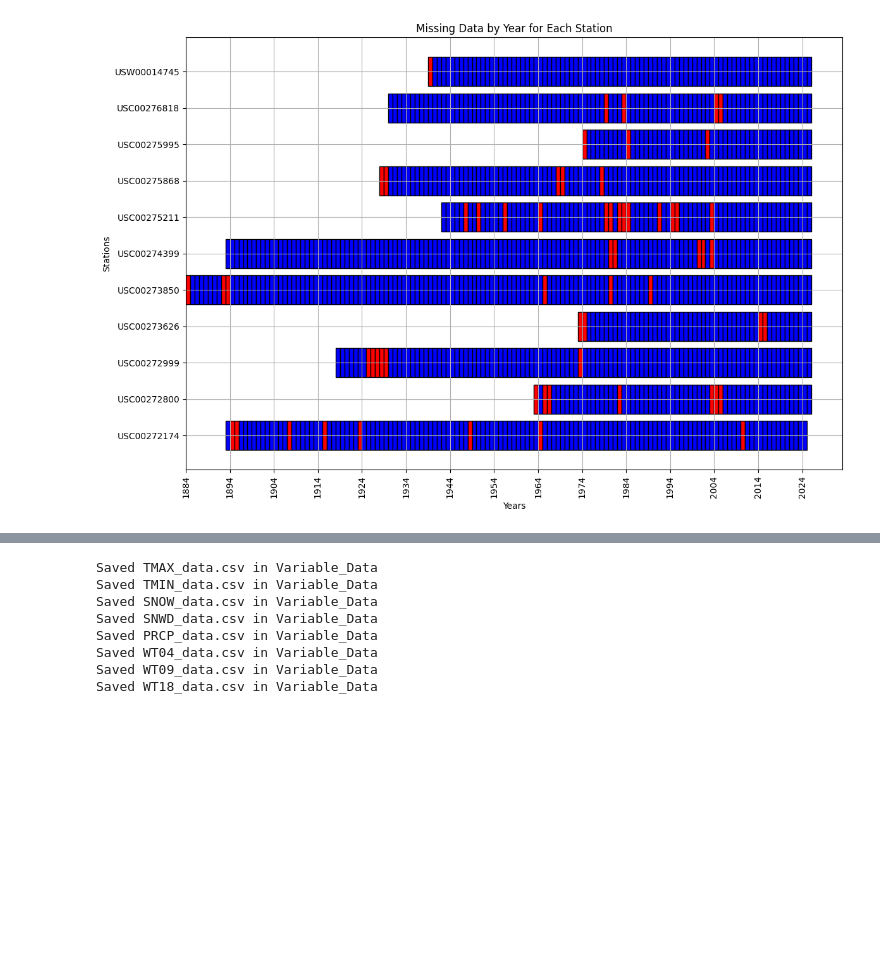
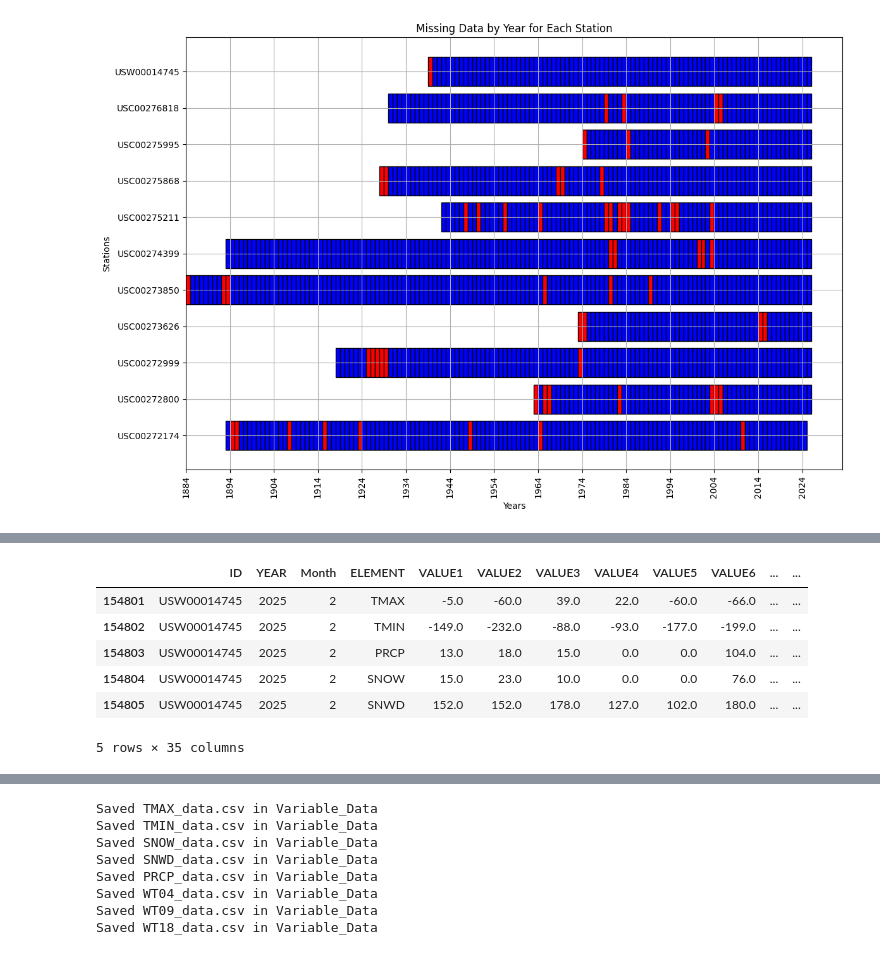
Before and after one commit to loki-k4/BlizzardX, a Jupyter notebook: project.ipynb, the cells around one changed output, grey strips where cells are left out. Cells and saved outputs as stored; diff of their text form; code cells hidden in the pictures; blank space fills up the shorter version.

```diff
--- a/project.ipynb
+++ b/project.ipynb
@@ -255,3 +255,13 @@ except Exception as e:
 state_map
 # %% [output]
 [interactive output not drawn]
+# %%
+data.tail()
+# %% [output]
+|  | ID | YEAR | Month | ELEMENT | VALUE1 | VALUE2 | VALUE3 | VALUE4 | VALUE5 | VALUE6 | ... | ... |
+| 154801 | USW00014745 | 2025 | 2 | TMAX | -5.0 | -60.0 | 39.0 | 22.0 | -60.0 | -66.0 | ... | ... |
+| 154802 | USW00014745 | 2025 | 2 | TMIN | -149.0 | -232.0 | -88.0 | -93.0 | -177.0 | -199.0 | ... | ... |
+| 154803 | USW00014745 | 2025 | 2 | PRCP | 13.0 | 18.0 | 15.0 | 0.0 | 0.0 | 104.0 | ... | ... |
+| 154804 | USW00014745 | 2025 | 2 | SNOW | 15.0 | 23.0 | 10.0 | 0.0 | 0.0 | 76.0 | ... | ... |
+| 154805 | USW00014745 | 2025 | 2 | SNWD | 152.0 | 152.0 | 178.0 | 127.0 | 102.0 | 180.0 | ... | ... |
+5 rows × 35 columns
```
Also changed, not shown: parts of 3 cells of this notebook.
